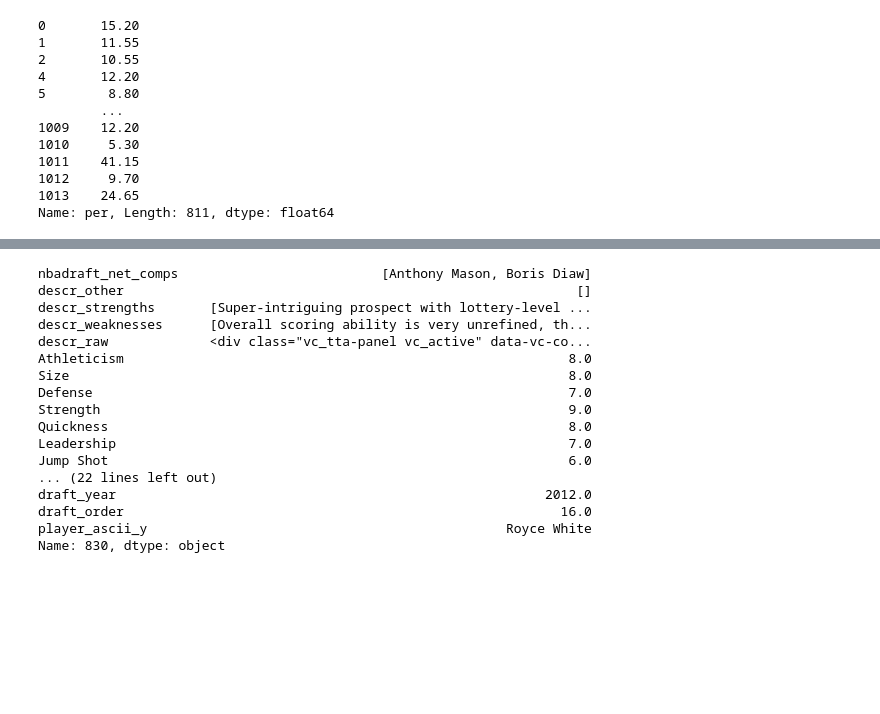
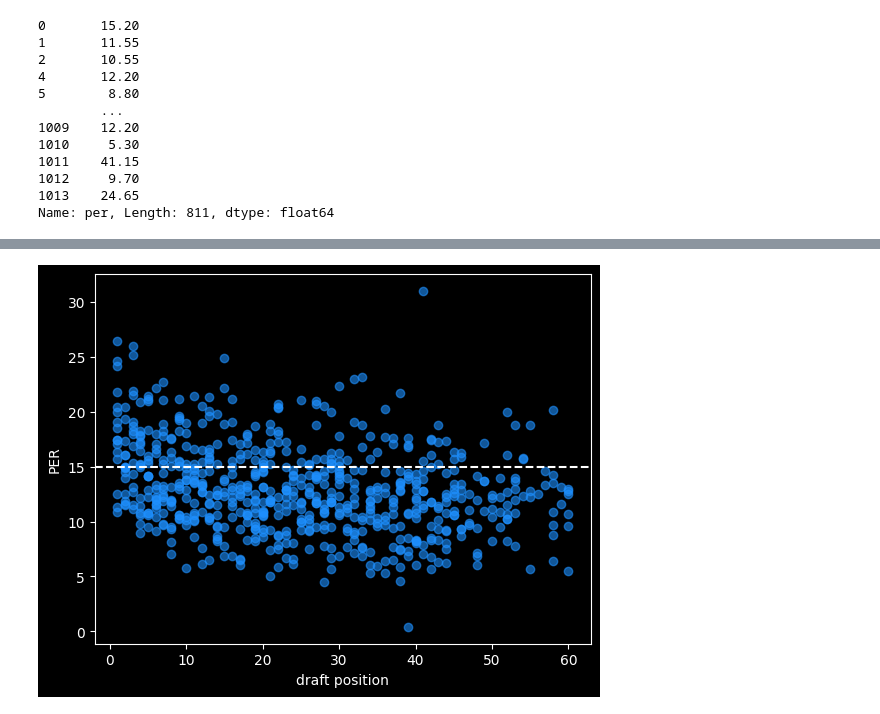
Before and after one commit to csdurfee/better_comps, a Jupyter notebook: explore.ipynb, the cells around one changed output, grey strips where cells are left out. Saved outputs shown, nothing was run; the diff lists cells and outputs as text; code cells hidden in the pictures; blank space fills up the shorter version.

```diff
--- a/explore.ipynb
+++ b/explore.ipynb
@@ -209,20 +218,7 @@ df[df.per < 0]
-# %%
-df.loc[830]
-# %% [output]
-nbadraft_net_comps                          [Anthony Mason, Boris Diaw]
-descr_other                                                          []
-descr_strengths       [Super-intriguing prospect with lottery-level ...
-descr_weaknesses      [Overall scoring ability is very unrefined, th...
-descr_raw             <div class="vc_tta-panel vc_active" data-vc-co...
-Athleticism                                                         8.0
-Size                                                                8.0
-Defense                                                             7.0
-Strength                                                            9.0
-Quickness                                                           8.0
-Leadership                                                          7.0
-Jump Shot                                                           6.0
-... (22 lines left out)
-draft_year                                                       2012.0
-draft_order                                                        16.0
-player_ascii_y                                              Royce White
-Name: 830, dtype: object
+# %%
+plt.scatter(df2.draft_order, df2.per, color='dodgerblue', alpha=0.6)
+plt.ylabel("PER")
+plt.xlabel("draft position")
+_out = plt.axhline(15, linestyle='--')
+# %% [output]
+[figure, added]
```
Also changed, not shown: parts of 34 cells of this notebook, 1 other file.
